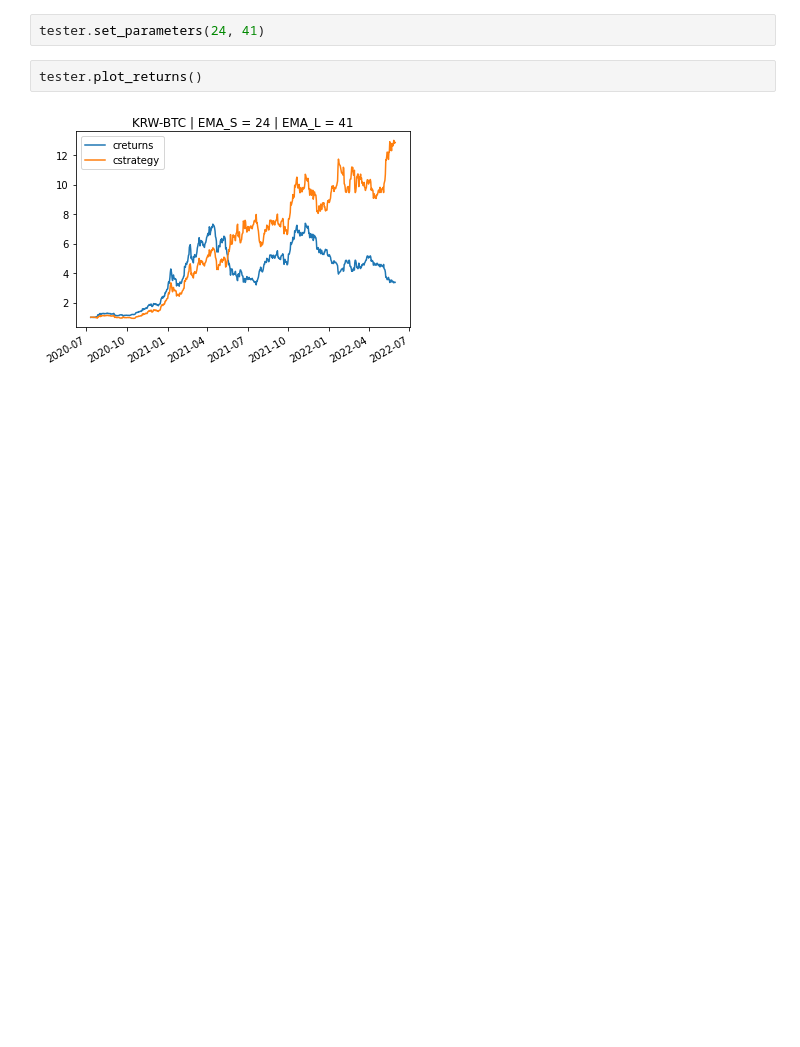
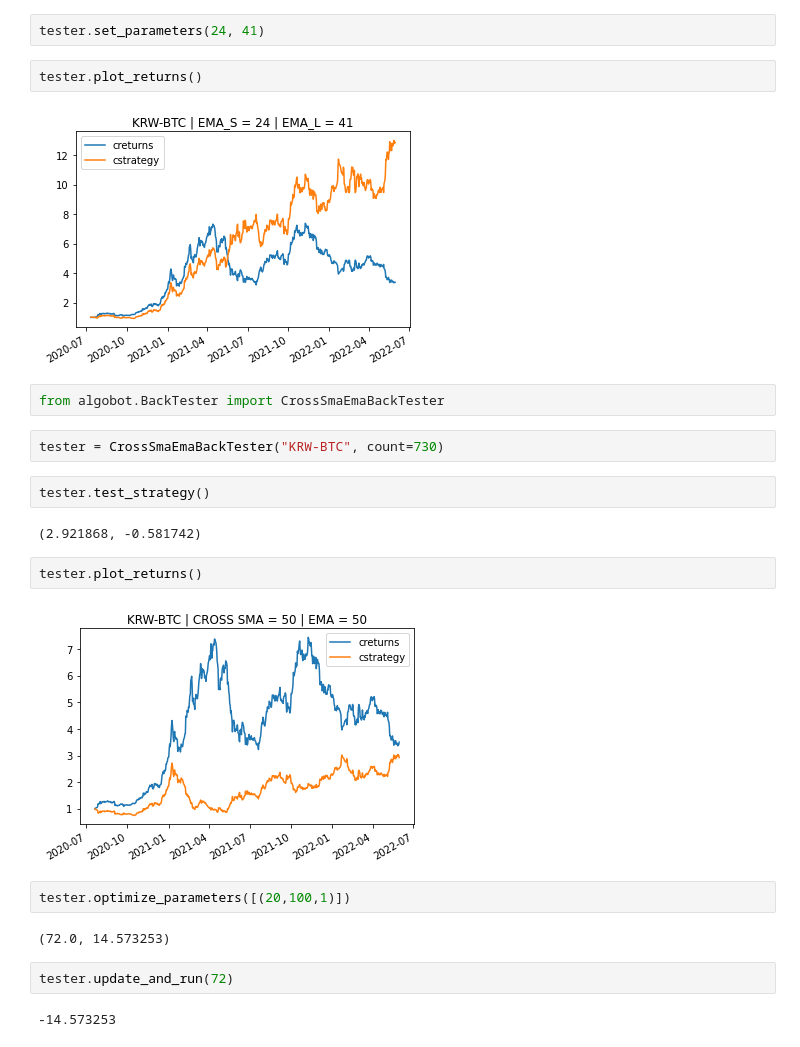
Before and after one commit to sajacaros/algo-trading, a Jupyter notebook: notebook/algo_trading_22_06_02.ipynb, the cells around one changed output. Drawn from its saved outputs; the diff is of its cells as text; blank space fills up the shorter version.

Commit message:
cross sma - ema strategy

```diff
--- a/notebook/algo_trading_22_06_02.ipynb
+++ b/notebook/algo_trading_22_06_02.ipynb
@@ -20,3 +20,23 @@ tester.set_parameters(24, 41)
 tester.plot_returns()
 # %% [output]
 [figure]
+# %%
+from algobot.BackTester import CrossSmaEmaBackTester
+# %%
+tester = CrossSmaEmaBackTester("KRW-BTC", count=730)
+# %%
+tester.test_strategy()
+# %% [output]
+(2.921868, -0.581742)
+# %%
+tester.plot_returns()
+# %% [output]
+[figure, added]
+# %%
+tester.optimize_parameters([(20,100,1)])
+# %% [output]
+(72.0, 14.573253)
+# %%
+tester.update_and_run(72)
+# %% [output]
+-14.573253
```
Also changed, not shown: parts of 2 cells of this notebook, 1 other file.
